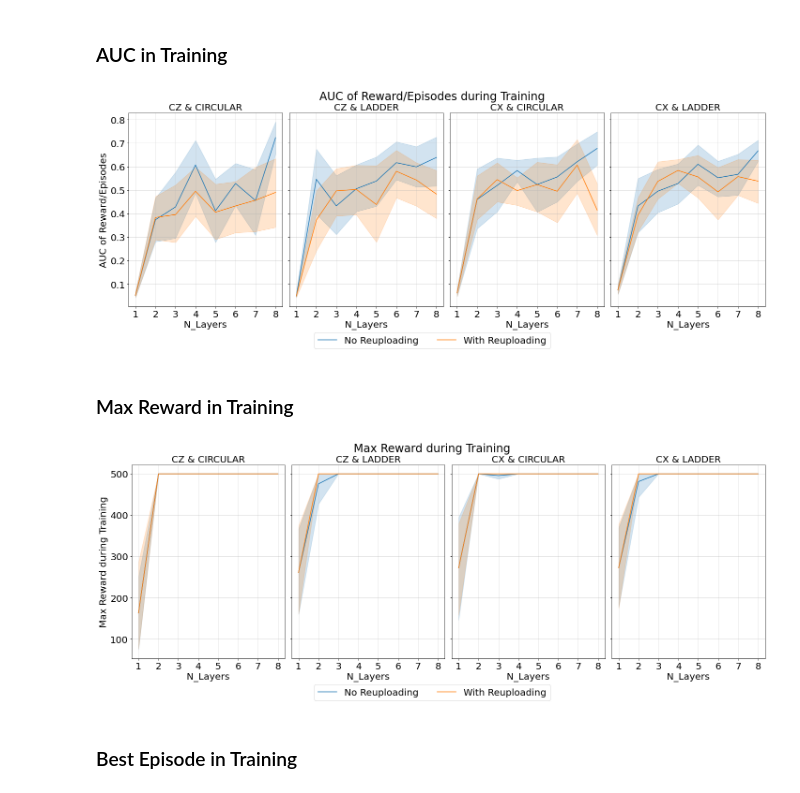
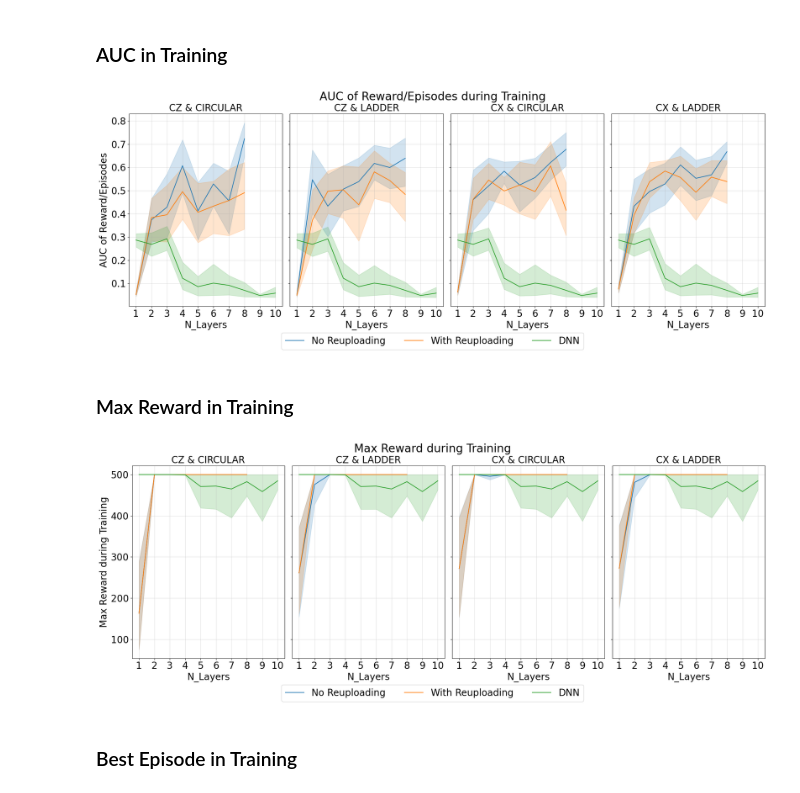
Before and after one commit to mcpeixoto/ReinforcementQML, a Jupyter notebook: plot.ipynb, the cells around one changed output. Saved outputs shown, nothing was run; the diff lists cells and outputs as text; code cells hidden in the pictures.

```diff
--- a/plot.ipynb
+++ b/plot.ipynb
@@ -92,7 +92,7 @@ df.head()
 | 4 | 0 | 0 | 1 | 2 | 1 | 16 | 0.001 | 5000 | 500 | 0.99 | ... |
 5 rows × 30 columns
 # %%
-model_path = 'models_classic'
+model_path = 'models_DNN_fast'
 models = glob(join(model_path, '*'))
 
 # df = pd.DataFrame(columns=['reuploading', 'cx', 'ladder', 'n_layers', 'seed', 'batch_size', 'lr', 'n_episodes', 'win_episodes_thr', 'max_steps', 'gamma', 'is_classical', 'epsilon_start', 'epsilon_decay', 'epsilon_min', 'buffer_size', 'target_update_freq', 'online_train_freq', 'win_thr', 'rewards', 'done', 'win', 'episode', 'benchmark_rewards', 'benchmark_wins'])
@@ -127,6 +127,14 @@ for model in tqdm(models):
     # Load benchmark results #
     ##########################
 
+    if not exists(join(model, 'benchmark.pkl')):
+        params['benchmark_rewards'] = None
+        params['benchmark_wins'] = None
+
+        dfs.append(pd.DataFrame(params, index=[0]))
+        print(f'[WARNING] No benchmark for {model}')
+        continue
+
     with open(join(model, 'benchmark.pkl'), 'rb') as f:
         rewards_in_episode = pickle.load(f) # This has a shape of (100, inhomogeneous)
 
@@ -138,7 +146,7 @@ for model in tqdm(models):
     rewards_in_episode = np.nansum(rewards_in_episode, axis=1)
 
     # Count the number of times is equal to 500
-    n_wins = np.sum(rewards_in_episode == 500)
+    n_wins = np.sum(rewards_in_episode >= 499)
 
 
     rewards_in_episode = np.mean(rewards_in_episode, axis=0)
@@ -195,19 +235,19 @@ for cx in range(2):
             legend=True,
         )
 
-         #Plot DNN
-        #sns.lineplot(
-        #    x="n_layers",
-        #    y="AUC",
-        #    data=df[df['is_classical'] == True],
-        #    markers=True,
-        #    dashes=True,
-        #    markersize=8,
-        #    ax=ax_,
-        #    color="C2",
-        #    legend=True,
-        #    label="DNN"
-        #)
+        #Plot DNN
+        sns.lineplot(
+            x="n_layers",
+            y="AUC",
+            data=df[df['is_classical'] == True],
+            markers=True,
+            dashes=True,
+            markersize=8,
+            ax=ax_,
+            color="C2",
+            legend=True,
+            label="DNN"
+        )
 
         ax_.set(xticks=df["n_layers"].unique())
 
@@ -219,34 +259,34 @@ for cx in range(2):
         elif not bool(cx) and bool(ladder):
             ax_.set_title("CZ & LADDER", fontsize=BIGGER_SIZE)
         else:
             ax_.set_title("CZ & CIRCULAR", fontsize=BIGGER_SIZE)
 
         ax_.set_xlabel("N_Layers", fontsize=MEDIUM_SIZE)
         ax_.set_ylabel("AUC of Reward/Episodes", fontsize=MEDIUM_SIZE)
         ax_.legend(fontsize=LEGEND_SIZE)
         ax_.tick_params(axis="both", which="major", labelsize=TICK_SIZE)
 
 lines_labels = [ax.get_legend_handles_labels() for ax in fig.axes[:1]]
 lines, labels = [sum(lol, []) for lol in zip(*lines_labels)]
 
 
 labels = ["No Reuploading", "With Reuploading", "DNN"]
 fig.legend(lines, labels, loc="lower center", ncol=3, fontsize=LEGEND_SIZE, bbox_to_anchor=(0.5, -0.08))
 
 # Remove all legends
 for ax in fig.axes:
     if ax.get_legend() is not None:
         ax.get_legend().remove()
 
 fig.tight_layout()
 
 # Add title
 fig.suptitle("AUC of Reward/Episodes during Training", fontsize=BIGGER_SIZE+4, y=1.03)
 
 # Save
 fig.savefig(join(FIGURES_DIR, "AUC_RewEp.pdf"), bbox_inches="tight")
 # %% [output]
-[figure, old version]
+[figure, new version]
 # %% [markdown]
 ### Max Reward in Training
 # %%
@@ -280,18 +320,18 @@ for cx in range(2):
         )
 
         # Plot DNN
-        #sns.lineplot(
-        #    x="n_layers",
-        #    y="max_reward",
-        #    data=df[df['is_classical'] == True],
-        #    markers=True,
-        #    dashes=True,
-        #    markersize=8,
-        #    ax=ax_,
-        #    color="C2",
-        #    legend=True,
-        #    label="DNN"
-        #)
+        sns.lineplot(
+            x="n_layers",
+            y="max_reward",
+            data=df[df['is_classical'] == True],
+            markers=True,
+            dashes=True,
+            markersize=8,
+            ax=ax_,
+            color="C2",
+            legend=True,
+            label="DNN"
+        )
 
         ax_.set(xticks=df["n_layers"].unique())
 
@@ -330,7 +370,7 @@ fig.suptitle("Max Reward during Training", fontsize=BIGGER_SIZE+4, y=1.03)
 # Save
 fig.savefig(join(FIGURES_DIR, "AUC_RewEp.pdf"), bbox_inches="tight")
 # %% [output]
-[figure, old version]
+[figure, new version]
 # %% [markdown]
 ### Best Episode in Training
 # %%
```
Also changed, not shown: parts of 8 cells of this notebook.
